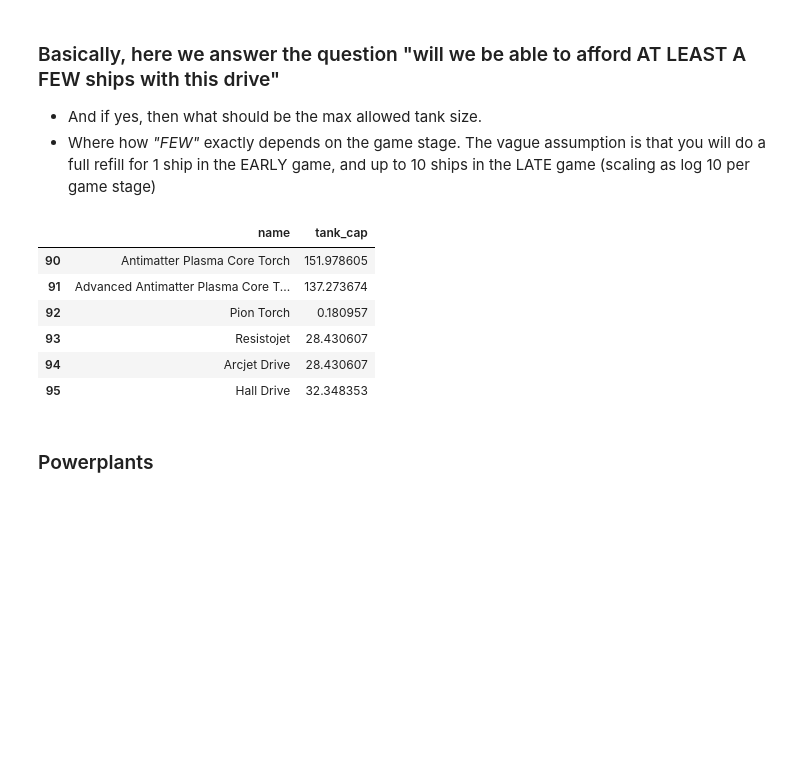
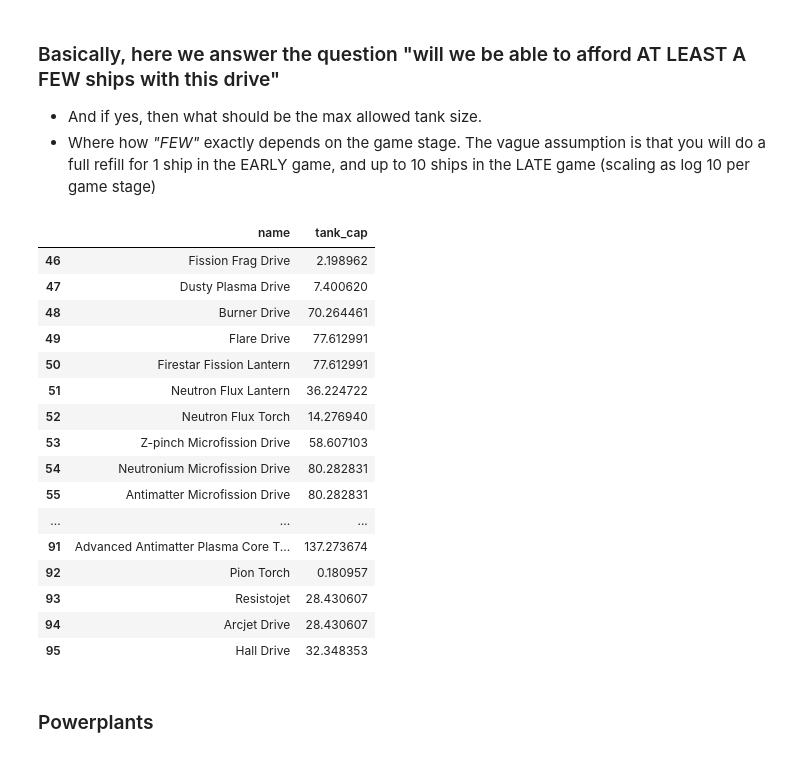
Before and after one commit to tkachev-asc/TI_drives, a Jupyter notebook: drives.ipynb, the cells around one changed output. Saved outputs shown, nothing was run; the diff lists cells and outputs as text; code cells hidden in the pictures; blank space fills up the shorter version.

```diff
--- a/drives.ipynb
+++ b/drives.ipynb
@@ -613,10 +636,20 @@ The cell above optimizes the best mine composition for your fleet.\
 - And if yes, then what should be the max allowed tank size.
 - Where how *"FEW"* exactly depends on the game stage. The vague assumption is that you will do a full refill for 1 ship in the EARLY game, and up to 10 ships in the LATE game (scaling as log 10 per game stage)
 # %%
-drives[['name','tank_cap']].tail(6)
+drives[['name','tank_cap']].tail(50)
 # %% [output]
 |  | name | tank_cap |
-| 90 | Antimatter Plasma Core Torch | 151.978605 |
+| 46 | Fission Frag Drive | 2.198962 |
+| 47 | Dusty Plasma Drive | 7.400620 |
+| 48 | Burner Drive | 70.264461 |
+| 49 | Flare Drive | 77.612991 |
+| 50 | Firestar Fission Lantern | 77.612991 |
+| 51 | Neutron Flux Lantern | 36.224722 |
+| 52 | Neutron Flux Torch | 14.276940 |
+| 53 | Z-pinch Microfission Drive | 58.607103 |
+| 54 | Neutronium Microfission Drive | 80.282831 |
+| 55 | Antimatter Microfission Drive | 80.282831 |
+| ... | ... | ... |
 | 91 | Advanced Antimatter Plasma Core T... | 137.273674 |
 | 92 | Pion Torch | 0.180957 |
 | 93 | Resistojet | 28.430607 |
```
Also changed, not shown: parts of 8 cells of this notebook.
